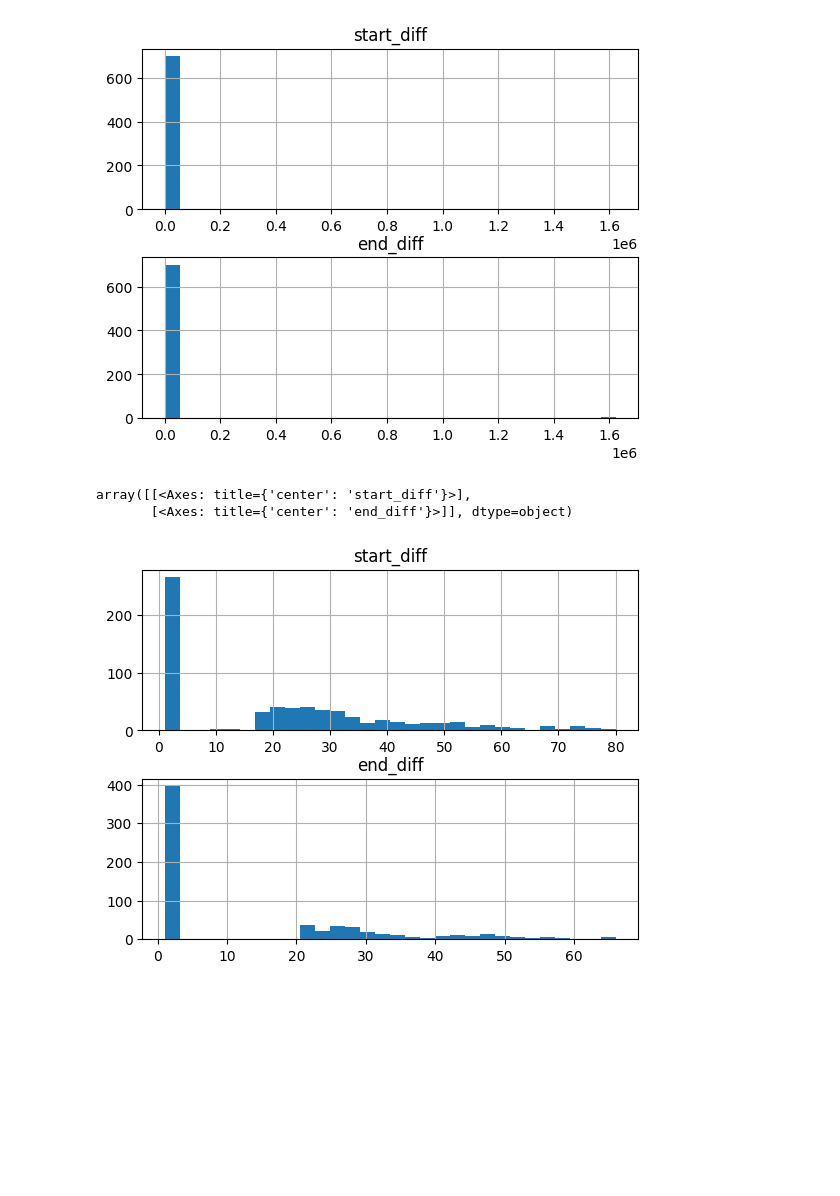
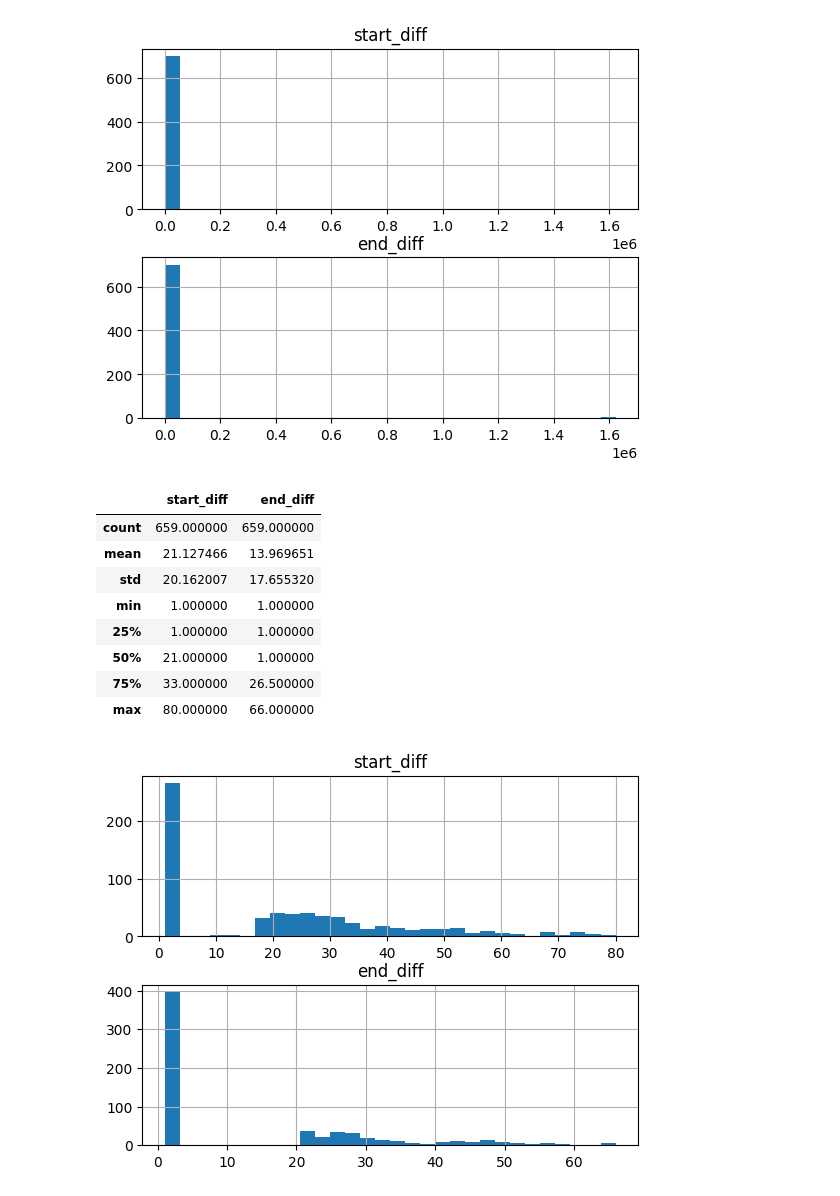
Before and after one commit to mtsz-thiago/sRNAs_Interactomes, a Jupyter notebook: alignment_analysis.ipynb, the cells around one changed output. Saved outputs shown, nothing was run; the diff lists cells and outputs as text; code cells hidden in the pictures; blank space fills up the shorter version.

```diff
--- a/alignment_analysis.ipynb
+++ b/alignment_analysis.ipynb
@@ -69,5 +69,5 @@ ep_df[['start_diff', 'end_diff']].describe()
 | max | 4.833311e+06 | 4.833319e+06 |
 [figure]
 # %%
-df = ep_df.groupby('query_id').agg({'start_diff': 'min', 'end_diff': 'min'})
+aggregated_df = ep_df.groupby('query_id').agg({'start_diff': 'min', 'end_diff': 'min'})
 # %%
@@ -96,7 +96,15 @@ def filter_outliers(df):
 # %%
 aggregated_filtered = filter_outliers(aggregated_df)
 aggregated_filtered[['start_diff', 'end_diff']].hist(bins=30, layout=(2,1))
+aggregated_filtered.describe()
 # %% [output]
-array([[<Axes: title={'center': 'start_diff'}>],
-       [<Axes: title={'center': 'end_diff'}>]], dtype=object)
+|  | start_diff | end_diff |
+| count | 659.000000 | 659.000000 |
+| mean | 21.127466 | 13.969651 |
+| std | 20.162007 | 17.655320 |
+| min | 1.000000 | 1.000000 |
+| 25% | 1.000000 | 1.000000 |
+| 50% | 21.000000 | 1.000000 |
+| 75% | 33.000000 | 26.500000 |
+| max | 80.000000 | 66.000000 |
 [figure]
```
Also changed, not shown: parts of 1 cell of this notebook.
